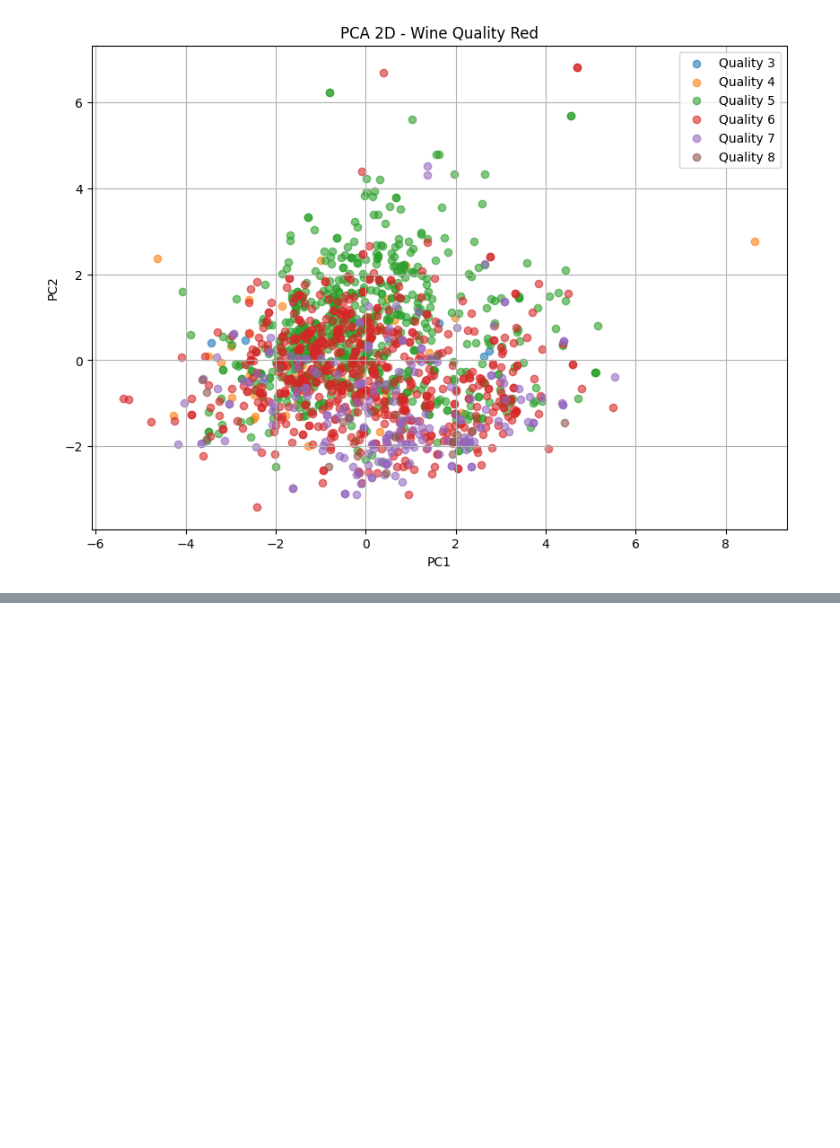
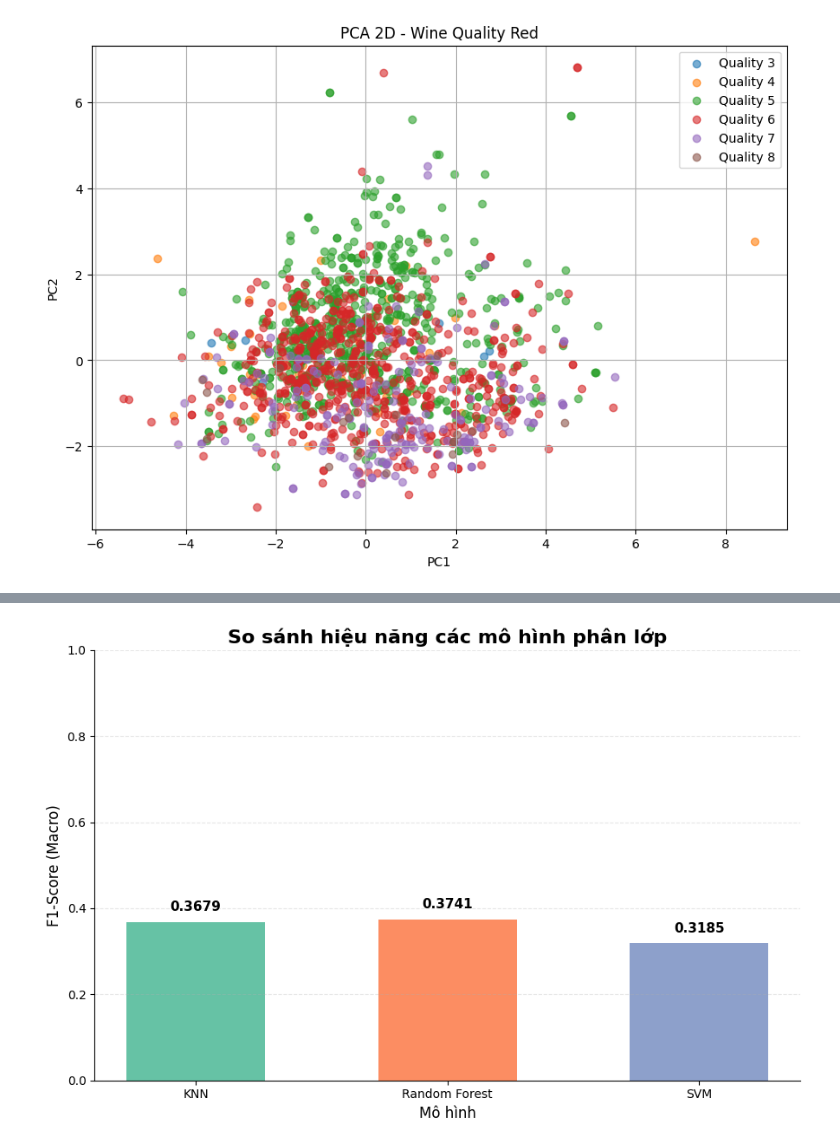
Before and after one commit to GH2909/D09_WineQuality_Red_MachineLearning, a Jupyter notebook: notebook/WineQuality.ipynb, the cells around one changed output, grey strips where cells are left out. Drawn from its saved outputs; the diff is of its cells as text; code cells hidden in the pictures; blank space fills up the shorter version.

```diff
--- a/notebook/WineQuality.ipynb
+++ b/notebook/WineQuality.ipynb
@@ -192,0 +325,17 @@ plt.show()
+# %%
+results = pd.DataFrame({
+    "Model": [
+        "KNN",
+        "Random Forest",
+        "SVM"
+    ],
+    "F1-Score": [
+        knn_grid.best_score_,
+        rf_grid.best_score_,
+        svm_grid.best_score_
+    ]
+})
+
+results["F1-Score"] = results["F1-Score"].round(4)
+
+display(results)
@@ -192,0 +349,63 @@ plt.show()
+# %%
+plt.figure(figsize=(9, 6))
+
+models = results["Model"]
+scores = results["F1-Score"]
+
+# Tạo 3 màu khác nhau
+colors = plt.cm.Set2([0, 1, 2])
+
+bars = plt.bar(
+    models,
+    scores,
+    color=colors,
+    width=0.55
+)
+
+# Tiêu đề và nhãn
+plt.title(
+    "So sánh hiệu năng các mô hình phân lớp",
+    fontsize=16,
+    fontweight="bold"
+)
+
+plt.xlabel(
+    "Mô hình",
+    fontsize=12
+)
+
+plt.ylabel(
+    "F1-Score (Macro)",
+    fontsize=12
+)
+
+# Giới hạn trục Y
+plt.ylim(0, 1)
+
+# Hiển thị giá trị trên đầu mỗi cột
+for bar, score in zip(bars, scores):
+    plt.text(
+        bar.get_x() + bar.get_width() / 2,
+        bar.get_height() + 0.02,
+        f"{score:.4f}",
+        ha="center",
+        va="bottom",
+        fontsize=11,
+        fontweight="bold"
+    )
+
+# Hiển thị grid nhẹ
+plt.grid(
+    axis="y",
+    linestyle="--",
+    alpha=0.3
+)
+
+# Không hiển thị đường viền phía trên và bên phải
+plt.gca().spines["top"].set_visible(False)
+plt.gca().spines["right"].set_visible(False)
+
+plt.tight_layout()
+plt.show()
+# %% [output]
+[figure, added]
```
Also changed, not shown: parts of 13 cells of this notebook, 2 other files.
